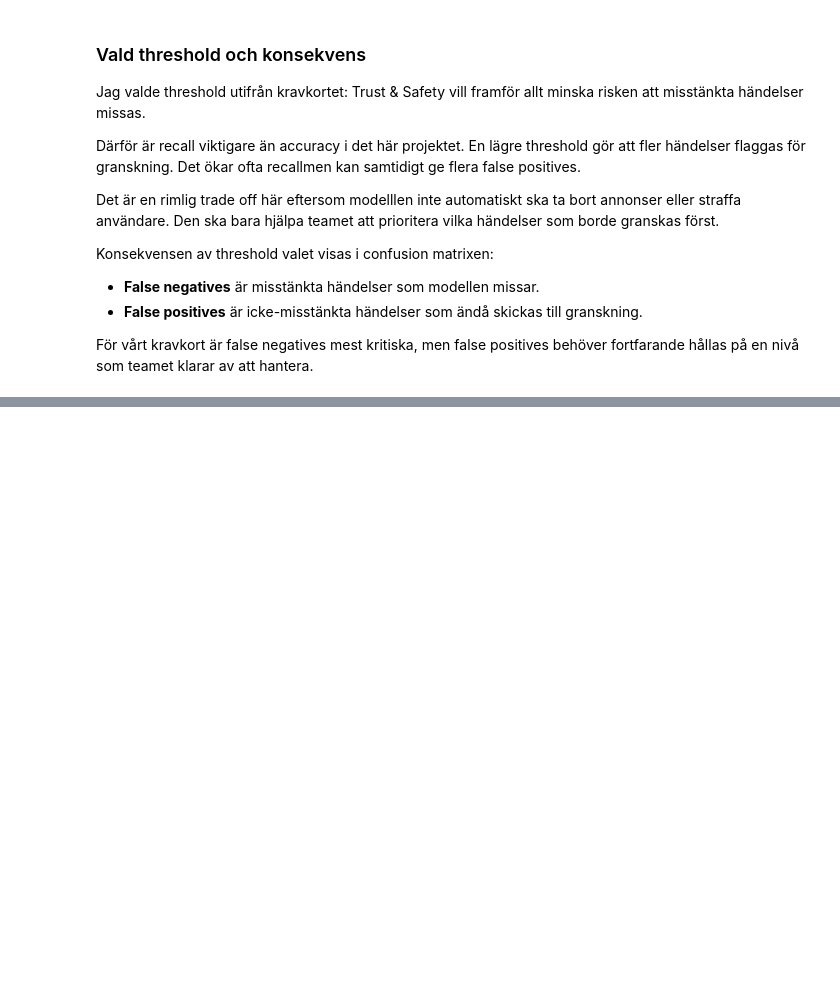
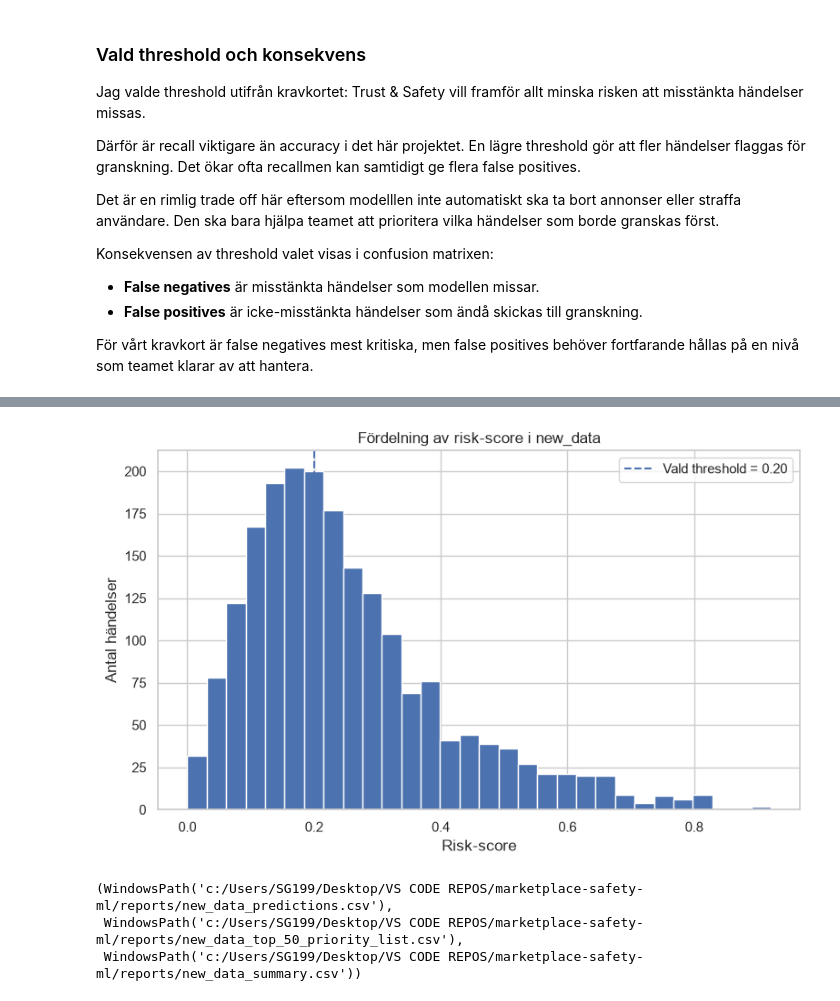
Before and after one commit to SoroushGReza/marketplace-safety-ml, a Jupyter notebook: notebooks/report.ipynb, the cells around one changed output, grey strips where cells are left out. Cells and saved outputs as stored; diff of their text form; code cells hidden in the pictures; blank space fills up the shorter version.

Commit message:
Generate predictions and priority list for new data

```diff
--- a/notebooks/report.ipynb
+++ b/notebooks/report.ipynb
@@ -55,6 +55,7 @@ sns.set_theme(style="whitegrid")
 # %%
 # Sökvägar
 PROJECT_ROOT = Path.cwd().parent if Path.cwd().name == "notebooks" else Path.cwd()
+NEW_DATA_PATH = PROJECT_ROOT / "data" / "raw" / "new_data.csv"
 
 DATA_PATH = PROJECT_ROOT / "data" / "raw" / "historical_data.csv"
 FIGURES_DIR = PROJECT_ROOT / "reports" / "figures"
@@ -937,0 +947,7 @@ För vårt kravkort är false negatives mest kritiska, men false positives behö
+# %%
+new_data = pd.read_csv(NEW_DATA_PATH)
+
+print(f"Antal rader i new_data: {new_data.shape[0]}")
+print(f"Antal kolumner i new_data: {new_data.shape[1]}")
+
+new_data.head()
@@ -937,0 +1006,4 @@ För vårt kravkort är false negatives mest kritiska, men false positives behö
+# %%
+locked_model = joblib.load(MODELS_DIR / "final_model.joblib")
+
+locked_model
@@ -937,0 +1028,15 @@ För vårt kravkort är false negatives mest kritiska, men false positives behö
+# %%
+new_data_proba = locked_model.predict_proba(new_data_features)[:, 1]
+
+new_predictions = new_data.copy()
+new_predictions["risk_score"] = new_data_proba
+new_predictions["flag_for_review"] = (new_predictions["risk_score"] >= selected_threshold).astype(int)
+
+new_predictions = new_predictions.sort_values(
+    "risk_score",
+    ascending=False
+).reset_index(drop=True)
+
+new_predictions["review_priority_rank"] = np.arange(1, len(new_predictions) + 1)
+
+new_predictions.head(20)
@@ -937,0 +1118,30 @@ För vårt kravkort är false negatives mest kritiska, men false positives behö
+# %%
+plt.figure(figsize=(8, 5))
+
+plt.hist(new_predictions["risk_score"], bins=30)
+plt.axvline(selected_threshold, linestyle="--", label=f"Vald threshold = {selected_threshold:.2f}")
+
+plt.title("Fördelning av risk-score i new_data")
+plt.xlabel("Risk-score")
+plt.ylabel("Antal händelser")
+plt.legend()
+
+plt.tight_layout()
+plt.savefig(FIGURES_DIR / "new_data_risk_score_distribution.png", dpi=150)
+plt.show()
+# %% [output]
+[figure, added]
+# %%
+new_predictions_path = PROJECT_ROOT / "reports" / "new_data_predictions.csv"
+top_50_path = PROJECT_ROOT / "reports" / "new_data_top_50_priority_list.csv"
+new_data_summary_path = PROJECT_ROOT / "reports" / "new_data_summary.csv"
+
+new_predictions.to_csv(new_predictions_path, index=False)
+top_50_priority_list.to_csv(top_50_path, index=False)
+new_data_summary_df.to_csv(new_data_summary_path, index=False)
+
+new_predictions_path, top_50_path, new_data_summary_path
+# %% [output]
+(WindowsPath('c:/Users/SG199/Desktop/VS CODE REPOS/marketplace-safety-ml/reports/new_data_predictions.csv'),
+ WindowsPath('c:/Users/SG199/Desktop/VS CODE REPOS/marketplace-safety-ml/reports/new_data_top_50_priority_list.csv'),
+ WindowsPath('c:/Users/SG199/Desktop/VS CODE REPOS/marketplace-safety-ml/reports/new_data_summary.csv'))
```
Also changed, not shown: parts of 9 cells of this notebook, 4 other files.
